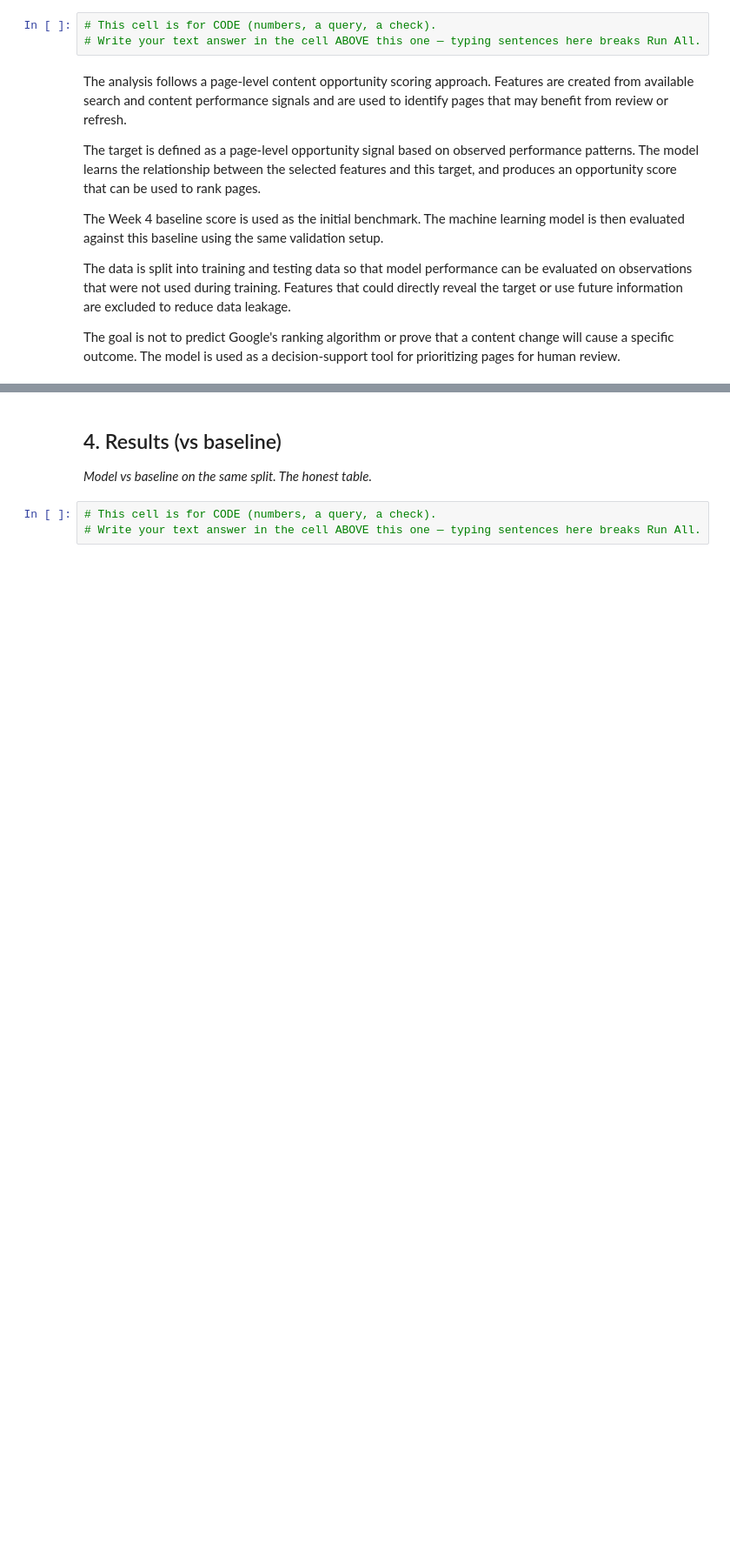
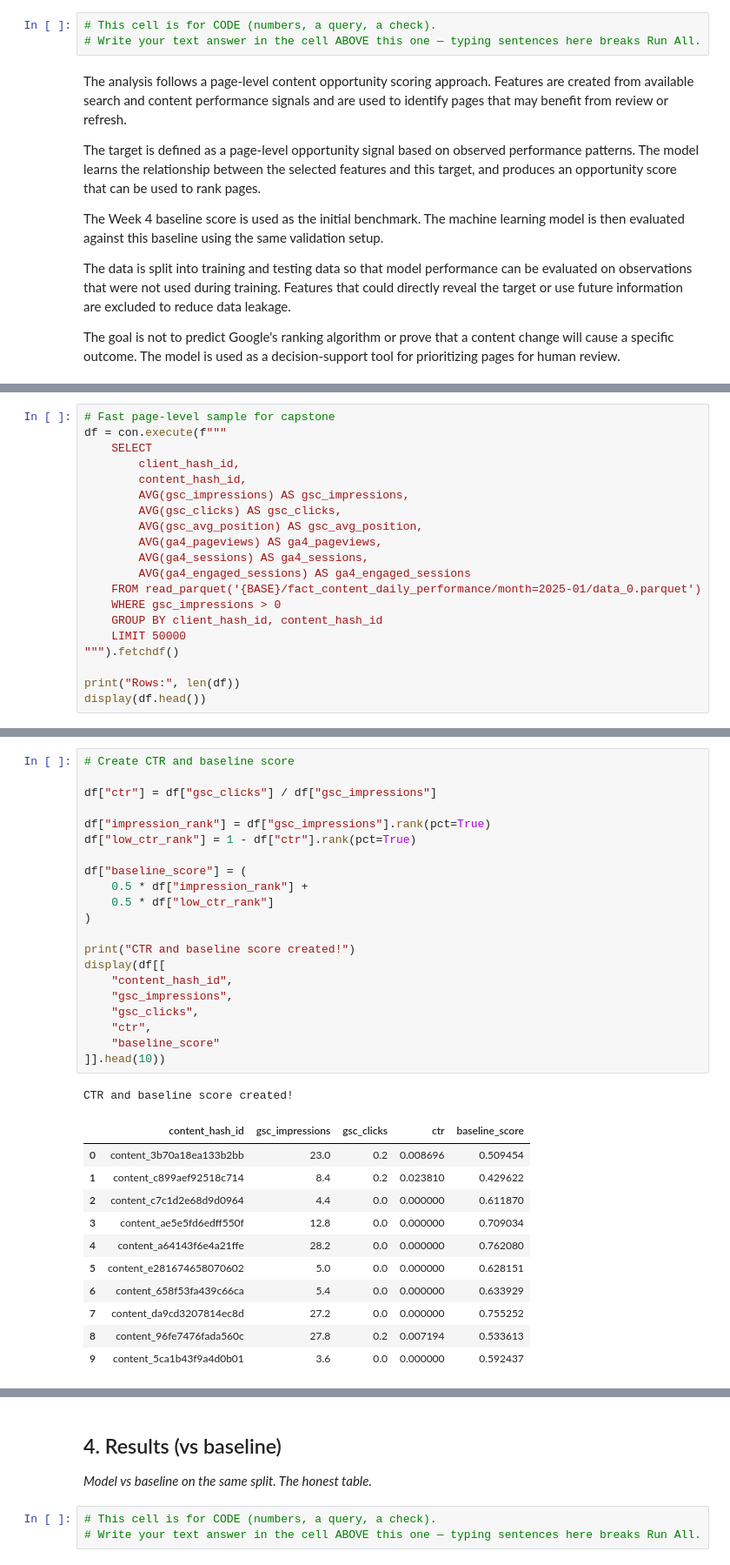
Before and after one commit to bushrahaji412-lab/MY_ML_INTERNSHIP, a Jupyter notebook: work/notebooks/capstone.ipynb, the cells around one changed output, grey strips where cells are left out. Shown at 87% size. Drawn from its saved outputs; the diff is of its cells as text; blank space fills up the shorter version.

```diff
--- a/work/notebooks/capstone.ipynb
+++ b/work/notebooks/capstone.ipynb
@@ -56,0 +166,20 @@ The goal is not to predict Google's ranking algorithm or prove that a content ch
+# %%
+# Fast page-level sample for capstone
+df = con.execute(f"""
+    SELECT
+        client_hash_id,
+        content_hash_id,
+        AVG(gsc_impressions) AS gsc_impressions,
+        AVG(gsc_clicks) AS gsc_clicks,
+        AVG(gsc_avg_position) AS gsc_avg_position,
+        AVG(ga4_pageviews) AS ga4_pageviews,
+        AVG(ga4_sessions) AS ga4_sessions,
+        AVG(ga4_engaged_sessions) AS ga4_engaged_sessions
+    FROM read_parquet('{BASE}/fact_content_daily_performance/month=2025-01/data_0.parquet')
+    WHERE gsc_impressions > 0
+    GROUP BY client_hash_id, content_hash_id
+    LIMIT 50000
+""").fetchdf()
+
+print("Rows:", len(df))
+display(df.head())
@@ -56,0 +194,34 @@ The goal is not to predict Google's ranking algorithm or prove that a content ch
+# %%
+# Create CTR and baseline score
+
+df["ctr"] = df["gsc_clicks"] / df["gsc_impressions"]
+
+df["impression_rank"] = df["gsc_impressions"].rank(pct=True)
+df["low_ctr_rank"] = 1 - df["ctr"].rank(pct=True)
+
+df["baseline_score"] = (
+    0.5 * df["impression_rank"] +
+    0.5 * df["low_ctr_rank"]
+)
+
+print("CTR and baseline score created!")
+display(df[[
+    "content_hash_id",
+    "gsc_impressions",
+    "gsc_clicks",
+    "ctr",
+    "baseline_score"
+]].head(10))
+# %% [output]
+CTR and baseline score created!
+|  | content_hash_id | gsc_impressions | gsc_clicks | ctr | baseline_score |
+| 0 | content_3b70a18ea133b2bb | 23.0 | 0.2 | 0.008696 | 0.509454 |
+| 1 | content_c899aef92518c714 | 8.4 | 0.2 | 0.023810 | 0.429622 |
+| 2 | content_c7c1d2e68d9d0964 | 4.4 | 0.0 | 0.000000 | 0.611870 |
+| 3 | content_ae5e5fd6edff550f | 12.8 | 0.0 | 0.000000 | 0.709034 |
+| 4 | content_a64143f6e4a21ffe | 28.2 | 0.0 | 0.000000 | 0.762080 |
+| 5 | content_e281674658070602 | 5.0 | 0.0 | 0.000000 | 0.628151 |
+| 6 | content_658f53fa439c66ca | 5.4 | 0.0 | 0.000000 | 0.633929 |
+| 7 | content_da9cd3207814ec8d | 27.2 | 0.0 | 0.000000 | 0.755252 |
+| 8 | content_96fe7476fada560c | 27.8 | 0.2 | 0.007194 | 0.533613 |
+| 9 | content_5ca1b43f9a4d0b01 | 3.6 | 0.0 | 0.000000 | 0.592437 |
```
Also changed, not shown: parts of 17 cells of this notebook.
